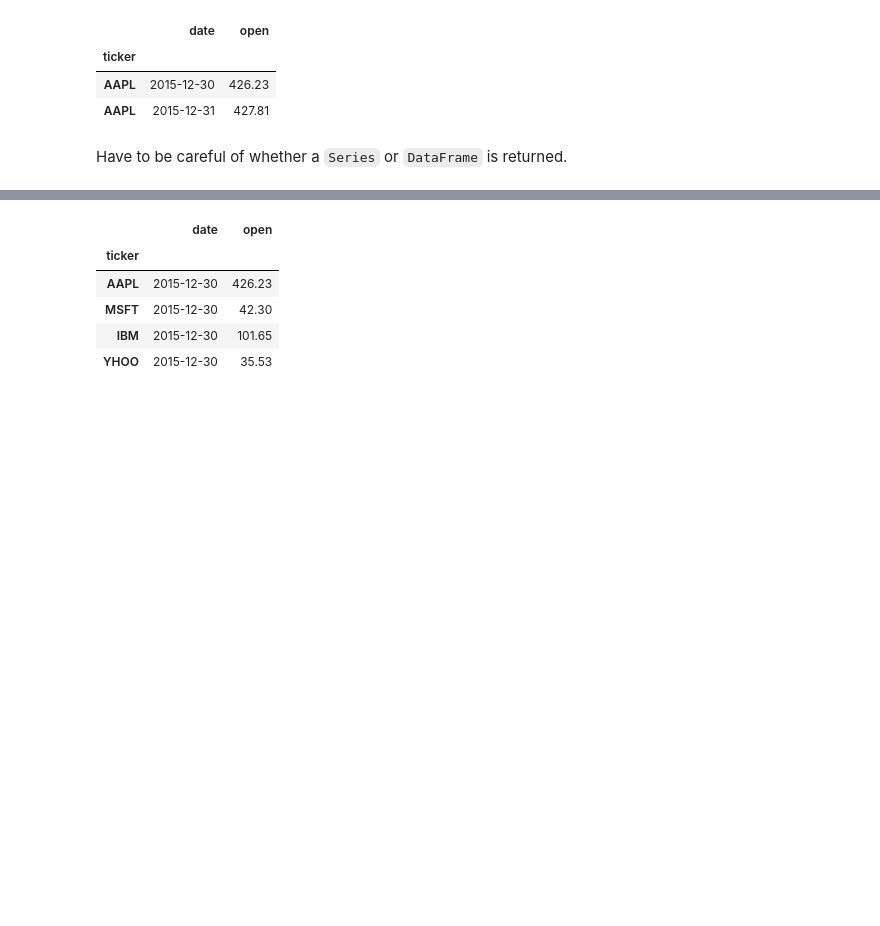
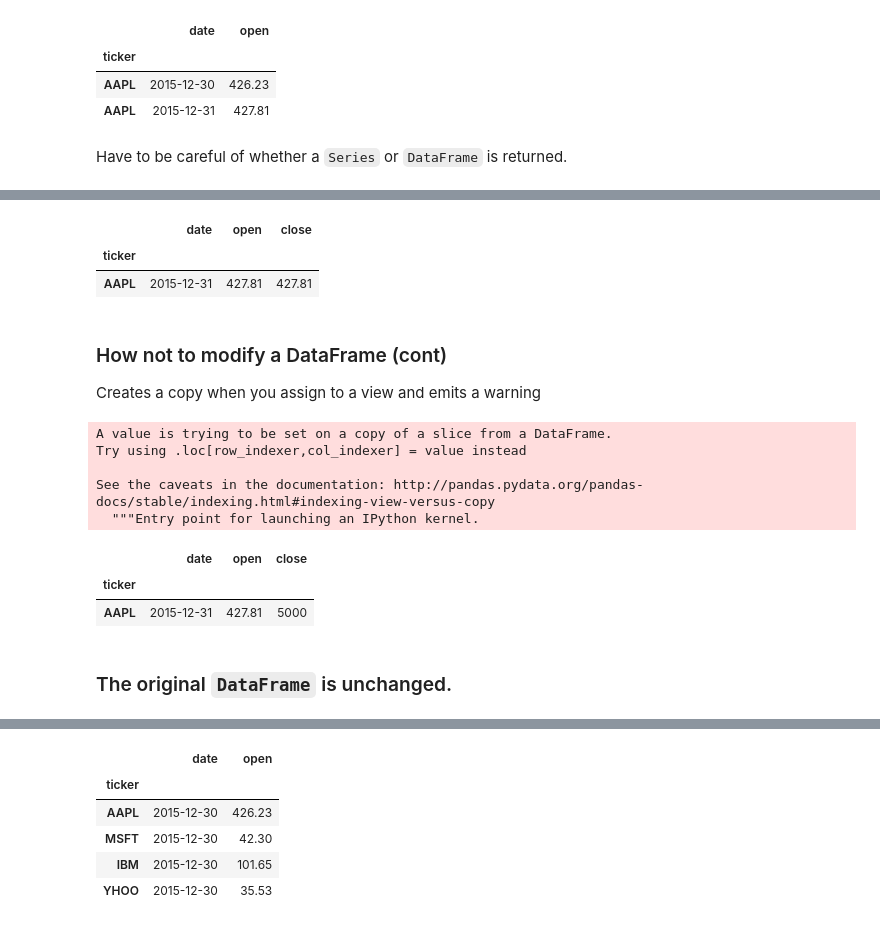
Before and after one commit to dgerlanc/programming-with-data, a Jupyter notebook: 02-intro-to-pandas-part-2-slides.ipynb, the cells around one changed output, grey strips where cells are left out. Saved outputs shown, nothing was run; the diff lists cells and outputs as text; code cells hidden in the pictures; blank space fills up the shorter version.

```diff
--- a/02-intro-to-pandas-part-2-slides.ipynb
+++ b/02-intro-to-pandas-part-2-slides.ipynb
@@ -234,0 +264,29 @@ Have to be careful of whether a `Series` or `DataFrame` is returned.
+# %%
+df1b = df1.copy()
+df1b['close'] = df1b['open']
+df1b_view = df1b[df1b.date == '2015-12-31']
+df1b_view
+# %% [output]
+|  | date | open | close |
+| ticker |  |  |  |
+| AAPL | 2015-12-31 | 427.81 | 427.81 |
+# %% [markdown]
+### How not to modify a DataFrame (cont)
+
+Creates a copy when you assign to a view and emits a warning
+# %%
+df1b_view['close'] = 5000
+# %% [output]
+A value is trying to be set on a copy of a slice from a DataFrame.
+Try using .loc[row_indexer,col_indexer] = value instead
+
+See the caveats in the documentation: http://pandas.pydata.org/pandas-docs/stable/indexing.html#indexing-view-versus-copy
+  """Entry point for launching an IPython kernel.
+# %%
+df1b_view
+# %% [output]
+|  | date | open | close |
+| ticker |  |  |  |
+| AAPL | 2015-12-31 | 427.81 | 5000 |
+# %% [markdown]
+### The original `DataFrame` is unchanged.
```
Also changed, not shown: parts of 38 cells of this notebook.
